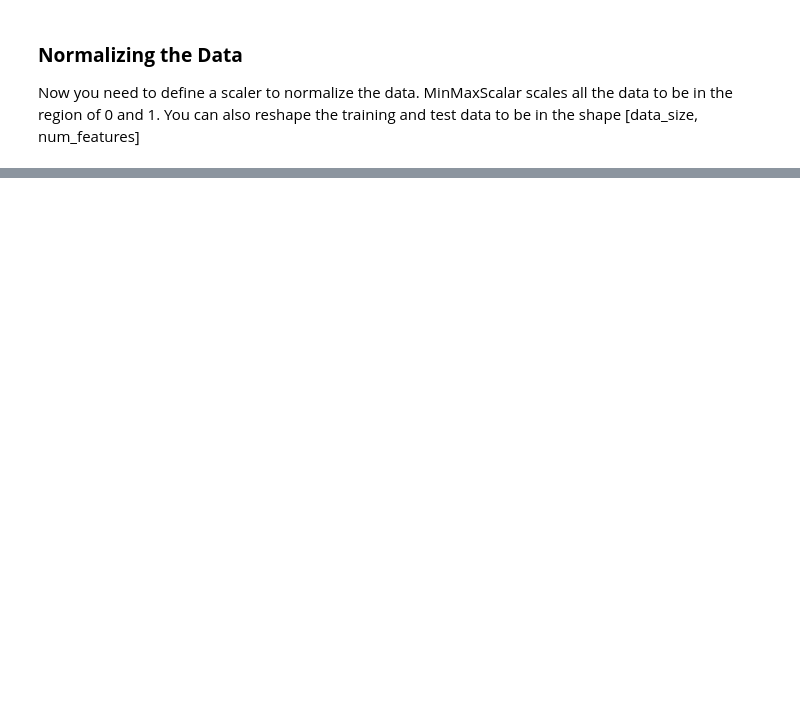
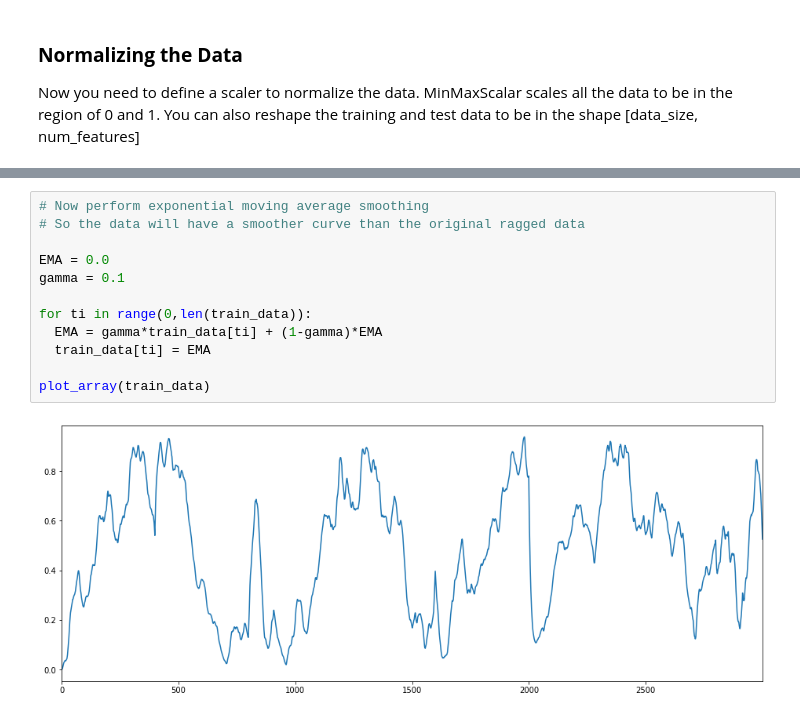
Before and after one commit to sachinkun21/Stock_price_prediction, a Jupyter notebook: IOCL_Predictions_in_Python.ipynb, the cells around one changed output, grey strips where cells are left out. Drawn from its saved outputs; the diff is of its cells as text; blank space fills up the shorter version.

```diff
--- a/IOCL_Predictions_in_Python.ipynb
+++ b/IOCL_Predictions_in_Python.ipynb
@@ -237,0 +307,14 @@ Now you need to define a scaler to normalize the data. MinMaxScalar scales all t
+# %%
+# Now perform exponential moving average smoothing
+# So the data will have a smoother curve than the original ragged data
+
+EMA = 0.0
+gamma = 0.1
+
+for ti in range(0,len(train_data)):
+  EMA = gamma*train_data[ti] + (1-gamma)*EMA
+  train_data[ti] = EMA
+
+plot_array(train_data)
+# %% [output]
+[figure, added]
```
Also changed, not shown: parts of 15 cells of this notebook.
